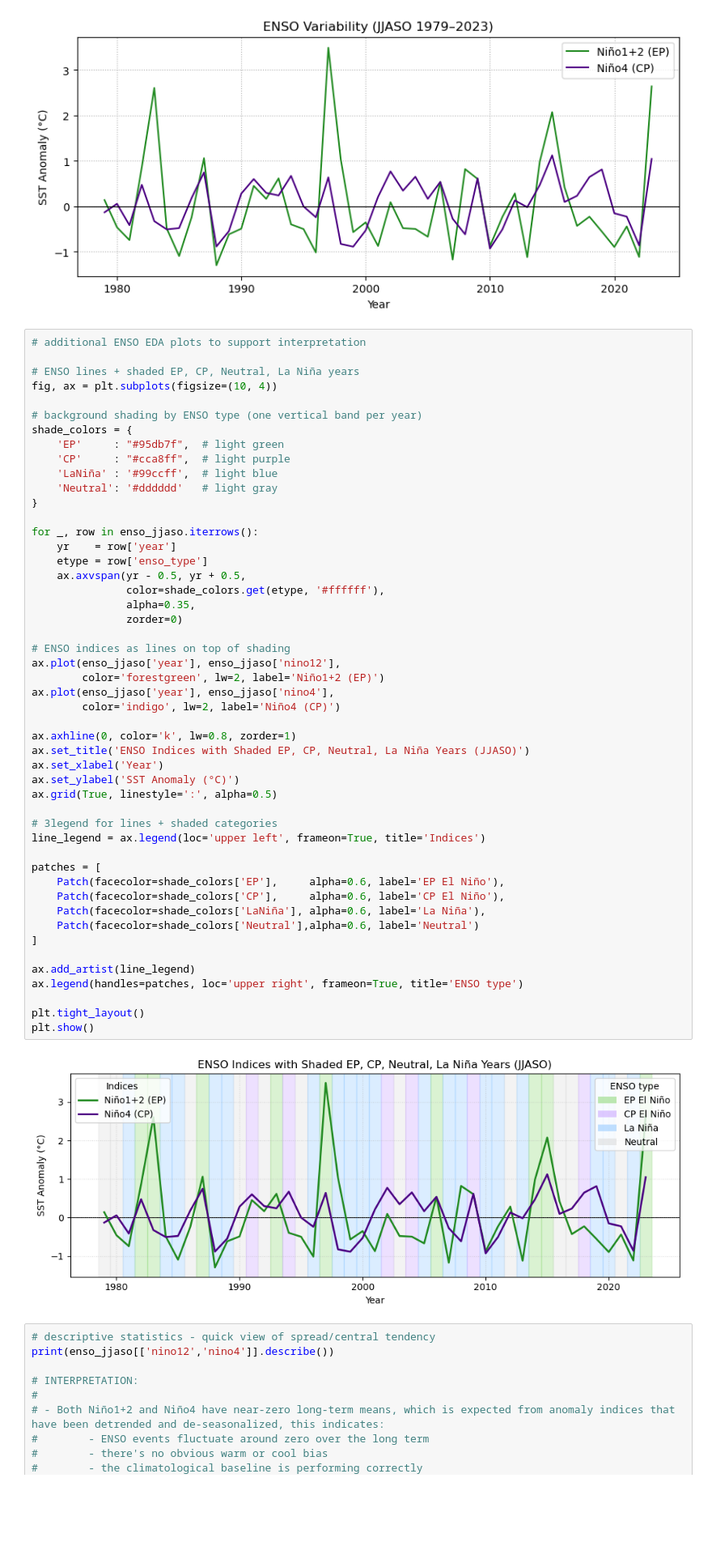
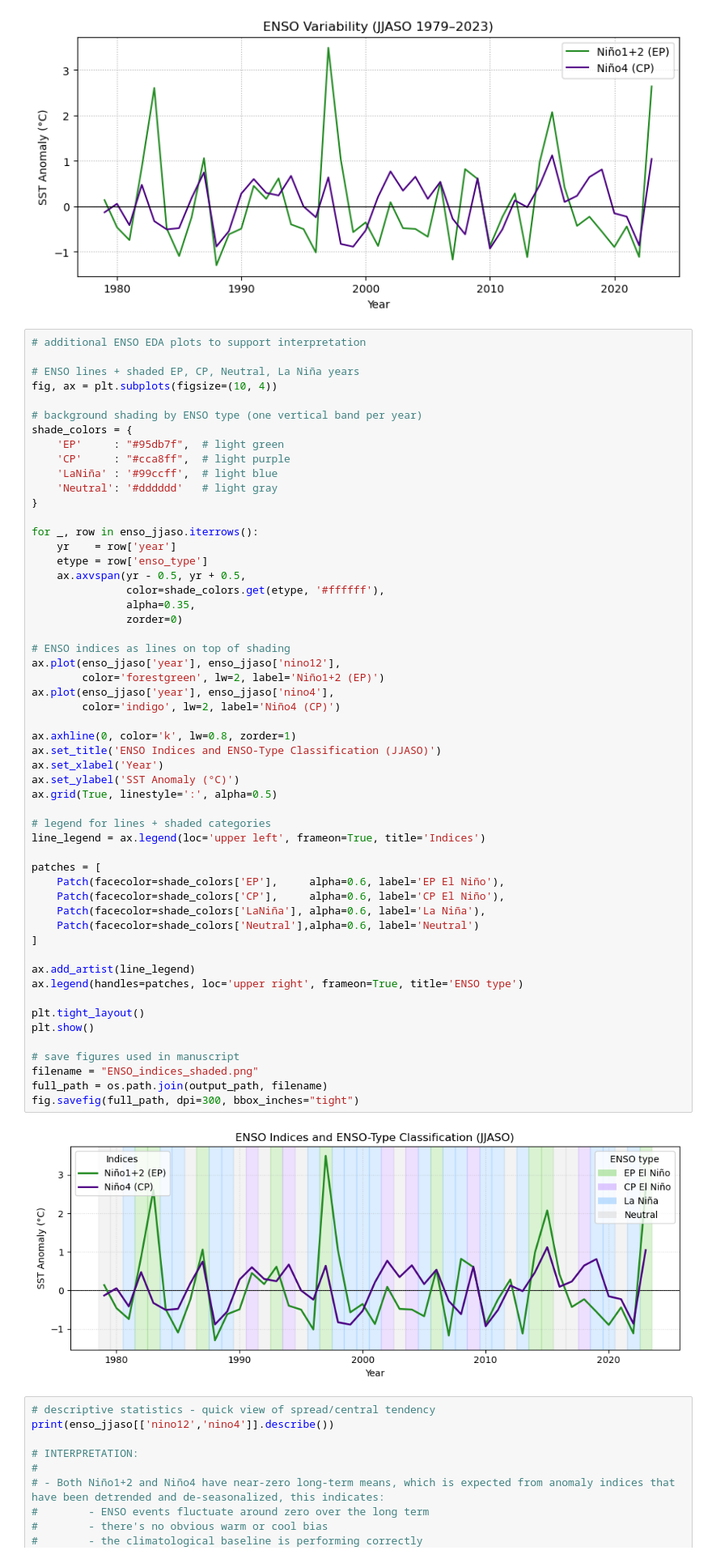
Before and after one commit to erinsatmosphere/ATMS_596_Final, a Jupyter notebook: ATMS_596_Final.ipynb, the cells around one changed output. Shown at 81% size. Drawn from its saved outputs; the diff is of its cells as text; blank space fills up the shorter version.

```diff
--- a/ATMS_596_Final.ipynb
+++ b/ATMS_596_Final.ipynb
@@ -657,36 +688,41 @@ for _, row in enso_jjaso.iterrows():
                color=shade_colors.get(etype, '#ffffff'),
                alpha=0.35,
                zorder=0)
 
 # ENSO indices as lines on top of shading
 ax.plot(enso_jjaso['year'], enso_jjaso['nino12'],
         color='forestgreen', lw=2, label='Niño1+2 (EP)')
 ax.plot(enso_jjaso['year'], enso_jjaso['nino4'],
         color='indigo', lw=2, label='Niño4 (CP)')
 
 ax.axhline(0, color='k', lw=0.8, zorder=1)
-ax.set_title('ENSO Indices with Shaded EP, CP, Neutral, La Niña Years (JJASO)')
+ax.set_title('ENSO Indices and ENSO-Type Classification (JJASO)')
 ax.set_xlabel('Year')
 ax.set_ylabel('SST Anomaly (°C)')
 ax.grid(True, linestyle=':', alpha=0.5)
 
-# 3legend for lines + shaded categories
+# legend for lines + shaded categories
 line_legend = ax.legend(loc='upper left', frameon=True, title='Indices')
 
 patches = [
     Patch(facecolor=shade_colors['EP'],     alpha=0.6, label='EP El Niño'),
     Patch(facecolor=shade_colors['CP'],     alpha=0.6, label='CP El Niño'),
     Patch(facecolor=shade_colors['LaNiña'], alpha=0.6, label='La Niña'),
     Patch(facecolor=shade_colors['Neutral'],alpha=0.6, label='Neutral')
 ]
 
 ax.add_artist(line_legend)
 ax.legend(handles=patches, loc='upper right', frameon=True, title='ENSO type')
 
 plt.tight_layout()
 plt.show()
+
+# save figures used in manuscript
+filename = "ENSO_indices_shaded.png"
+full_path = os.path.join(output_path, filename)
+fig.savefig(full_path, dpi=300, bbox_inches="tight")
 # %% [output]
-[figure, old version]
+[figure, new version]
 # %%
 # descriptive statistics - quick view of spread/central tendency
 print(enso_jjaso[['nino12','nino4']].describe())
```
Also changed, not shown: parts of 30 cells of this notebook.
